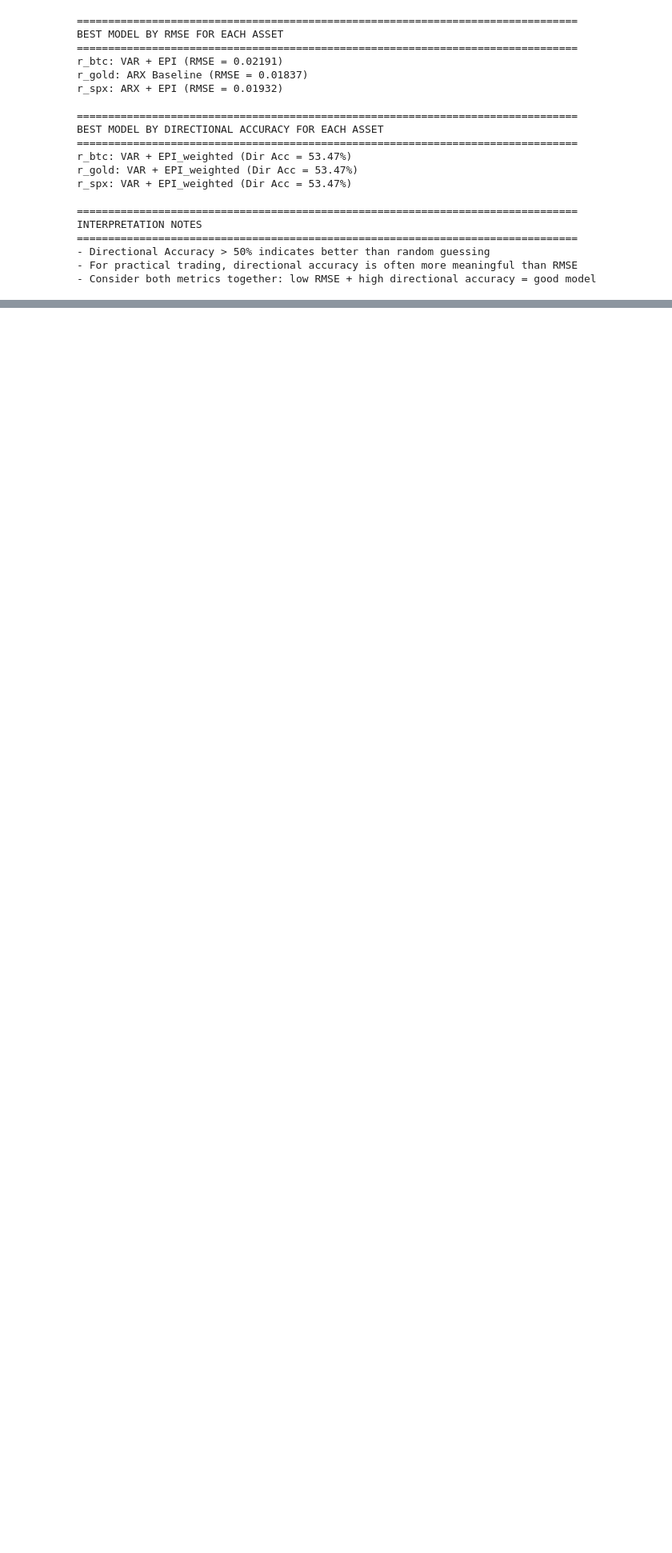
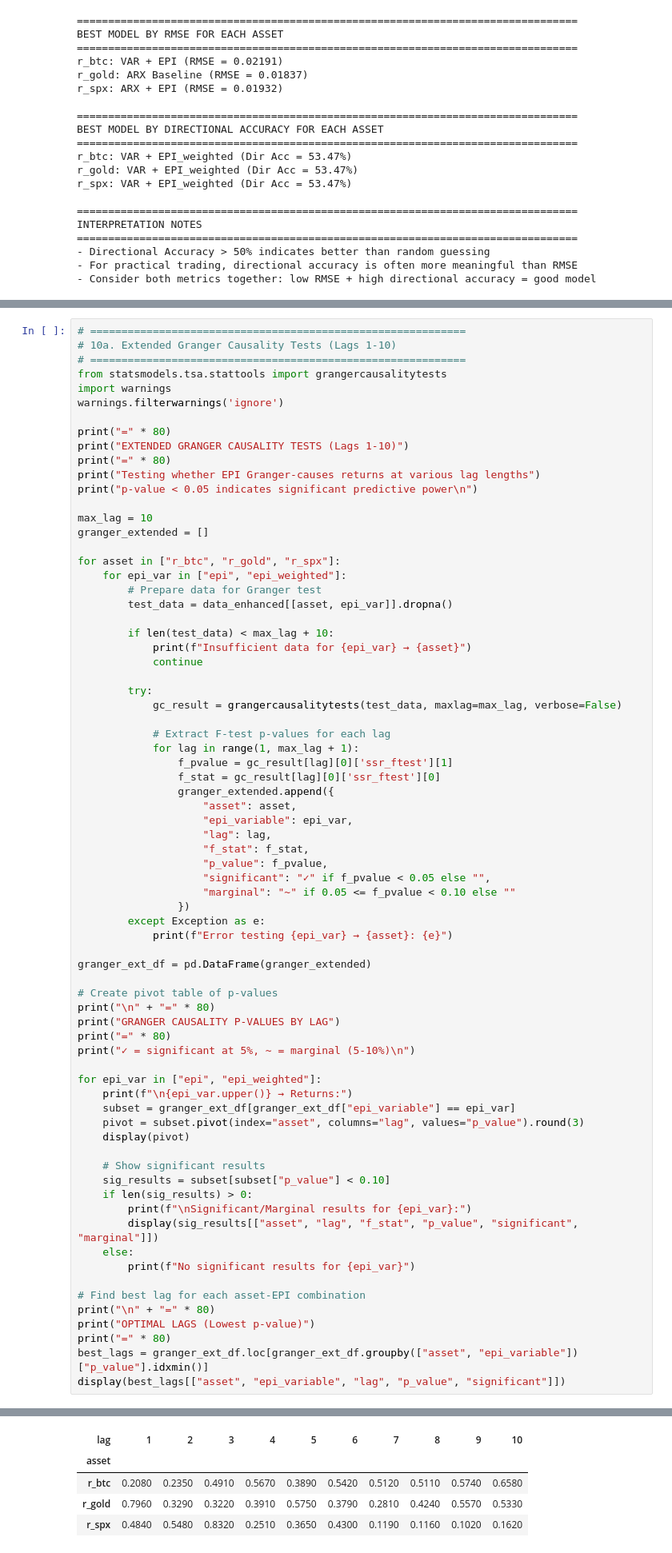
Before and after one commit to isom-ds/youtube-emotion-financial-modelling, a Jupyter notebook: 511_financial_epi_with_directional.ipynb, the cells around one changed output, grey strips where cells are left out. Shown at 80% size. Cells and saved outputs as stored; diff of their text form; blank space fills up the shorter version.

```diff
--- a/511_financial_epi_with_directional.ipynb
+++ b/511_financial_epi_with_directional.ipynb
@@ -1601,0 +2281,74 @@ INTERPRETATION NOTES
+# %%
+# ============================================================
+# 10a. Extended Granger Causality Tests (Lags 1-10)
+# ============================================================
+from statsmodels.tsa.stattools import grangercausalitytests
+import warnings
+warnings.filterwarnings('ignore')
+
+print("=" * 80)
+print("EXTENDED GRANGER CAUSALITY TESTS (Lags 1-10)")
+print("=" * 80)
+print("Testing whether EPI Granger-causes returns at various lag lengths")
+print("p-value < 0.05 indicates significant predictive power\n")
+
+max_lag = 10
+granger_extended = []
+
+for asset in ["r_btc", "r_gold", "r_spx"]:
+    for epi_var in ["epi", "epi_weighted"]:
+        # Prepare data for Granger test
+        test_data = data_enhanced[[asset, epi_var]].dropna()
+
+        if len(test_data) < max_lag + 10:
+            print(f"Insufficient data for {epi_var} → {asset}")
+            continue
+
+        try:
+            gc_result = grangercausalitytests(test_data, maxlag=max_lag, verbose=False)
+
+            # Extract F-test p-values for each lag
+            for lag in range(1, max_lag + 1):
+                f_pvalue = gc_result[lag][0]['ssr_ftest'][1]
+                f_stat = gc_result[lag][0]['ssr_ftest'][0]
+                granger_extended.append({
+                    "asset": asset,
+                    "epi_variable": epi_var,
+                    "lag": lag,
+                    "f_stat": f_stat,
+                    "p_value": f_pvalue,
+                    "significant": "✓" if f_pvalue < 0.05 else "",
+                    "marginal": "~" if 0.05 <= f_pvalue < 0.10 else ""
+                })
+        except Exception as e:
+            print(f"Error testing {epi_var} → {asset}: {e}")
+
+granger_ext_df = pd.DataFrame(granger_extended)
+
+# Create pivot table of p-values
+print("\n" + "=" * 80)
+print("GRANGER CAUSALITY P-VALUES BY LAG")
+print("=" * 80)
+print("✓ = significant at 5%, ~ = marginal (5-10%)\n")
+
+for epi_var in ["epi", "epi_weighted"]:
+    print(f"\n{epi_var.upper()} → Returns:")
+    subset = granger_ext_df[granger_ext_df["epi_variable"] == epi_var]
+    pivot = subset.pivot(index="asset", columns="lag", values="p_value").round(3)
+    display(pivot)
+
+    # Show significant results
+    sig_results = subset[subset["p_value"] < 0.10]
+    if len(sig_results) > 0:
+        print(f"\nSignificant/Marginal results for {epi_var}:")
+        display(sig_results[["asset", "lag", "f_stat", "p_value", "significant", "marginal"]])
+    else:
+        print(f"No significant results for {epi_var}")
+
+# Find best lag for each asset-EPI combination
+print("\n" + "=" * 80)
+print("OPTIMAL LAGS (Lowest p-value)")
+print("=" * 80)
+best_lags = granger_ext_df.loc[granger_ext_df.groupby(["asset", "epi_variable"])["p_value"].idxmin()]
+display(best_lags[["asset", "epi_variable", "lag", "p_value", "significant"]])
+# %% [output]
@@ -1601,0 +2369,5 @@ INTERPRETATION NOTES
+| lag | 1 | 2 | 3 | 4 | 5 | 6 | 7 | 8 | 9 | 10 |
+| asset |  |  |  |  |  |  |  |  |  |  |
+| r_btc | 0.2080 | 0.2350 | 0.4910 | 0.5670 | 0.3890 | 0.5420 | 0.5120 | 0.5110 | 0.5740 | 0.6580 |
+| r_gold | 0.7960 | 0.3290 | 0.3220 | 0.3910 | 0.5750 | 0.3790 | 0.2810 | 0.4240 | 0.5570 | 0.5330 |
+| r_spx | 0.4840 | 0.5480 | 0.8320 | 0.2510 | 0.3650 | 0.4300 | 0.1190 | 0.1160 | 0.1020 | 0.1620 |
```
Also changed, not shown: parts of 26 cells of this notebook.
